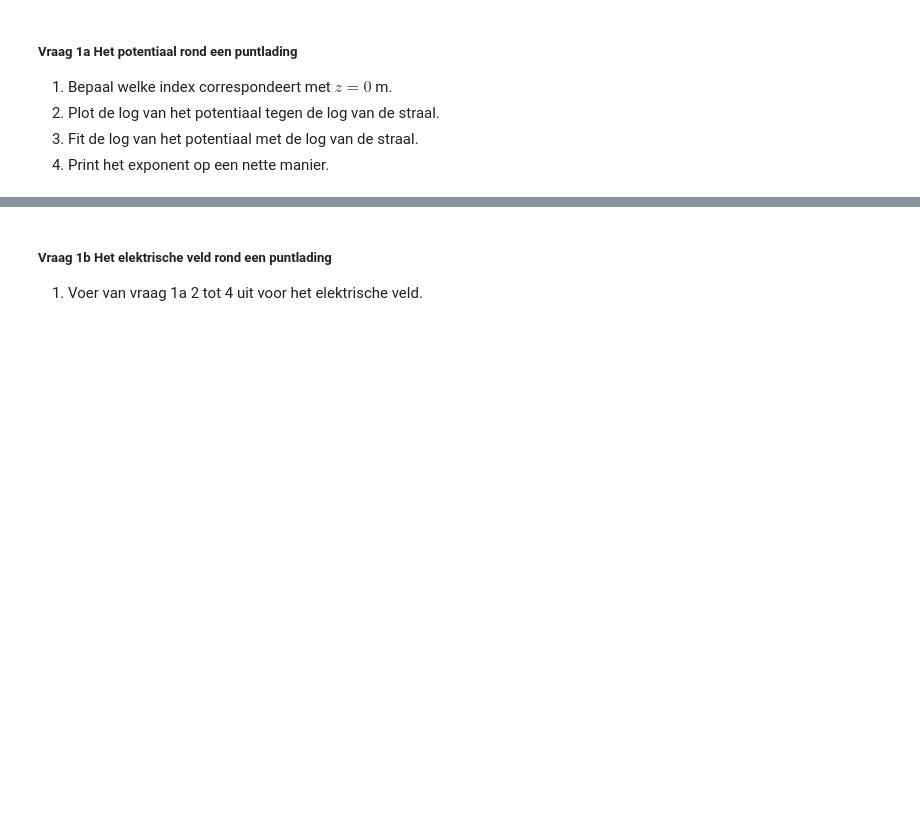
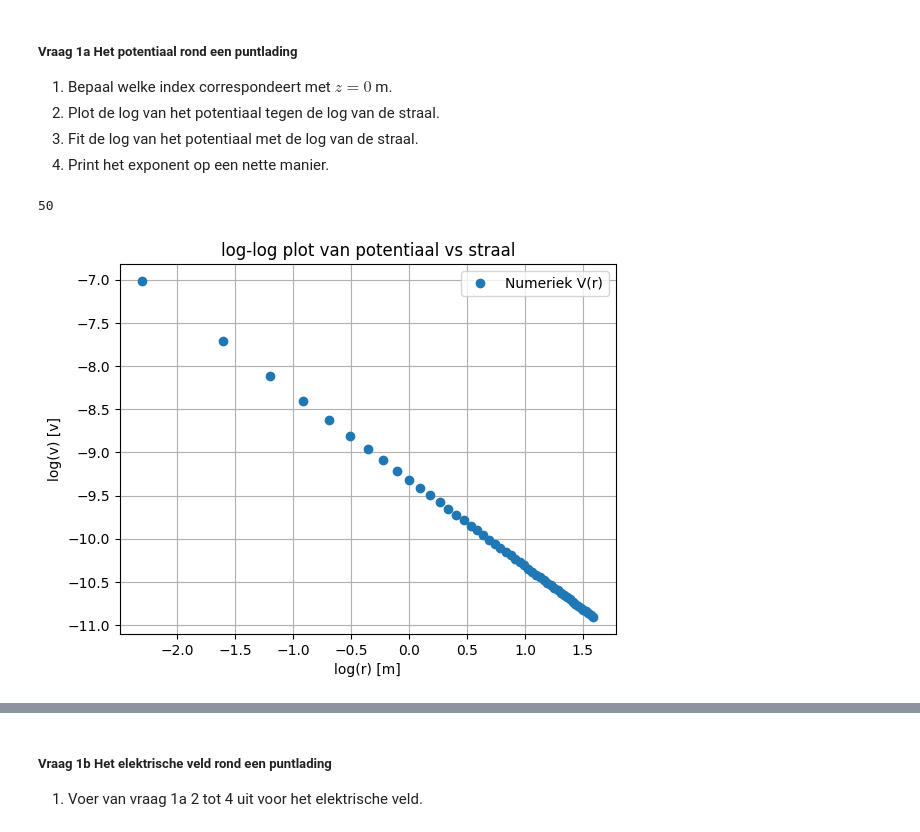
Before and after one commit to Alek-Janssen/opdrachten-DEF-D, a Jupyter notebook: DigitaleOntwerpopdrachten/1CondensatorOpdracht/CondensatorOntwerpopdracht.ipynb, the cells around one changed output, grey strips where cells are left out. Drawn from its saved outputs; the diff is of its cells as text; code cells hidden in the pictures; blank space fills up the shorter version.

```diff
--- a/DigitaleOntwerpopdrachten/1CondensatorOpdracht/CondensatorOntwerpopdracht.ipynb
+++ b/DigitaleOntwerpopdrachten/1CondensatorOpdracht/CondensatorOntwerpopdracht.ipynb
@@ -87,6 +87,39 @@ plot_results_pt_charge_at_origin(Ez, Er, normE, V, r, z, grid_step)
 3. Fit de log van het potentiaal met de log van de straal.
 4. Print het exponent op een nette manier.
 # %%
-###
-###Hier jouw code###
-###
+idx_z0 = None
+
+
+
+if idx_z0 is None:
+    min_diff = float('inf')
+    for i in range(len(z)):
+        diff = abs(z[i] - 0)
+        if diff < min_diff:
+            min_diff = diff
+            idx_z0 = i
+
+print(idx_z0)
+# %% [output]
+50
+# %%
+V_at_z0 = V[idx_z0, :]
+
+
+mask = (r > 0) & np.isfinite(V_at_z0)
+r_nonzero = r[mask]
+V_nonzero = V_at_z0[mask]
+
+log_r = np.log(r_nonzero)
+log_V = np.log(V_nonzero)
+
+plt.figure()
+plt.plot(log_r,log_V,'o', label='Numeriek V(r)')
+plt.xlabel('log(r) [m]')
+plt.ylabel('log(v) [v]')
+plt.title('log-log plot van potentiaal vs straal')
+plt.grid(True)
+plt.legend()
+plt.show()
+# %% [output]
+[figure, added]
```
Also changed, not shown: parts of 21 cells of this notebook, 2 other files.
